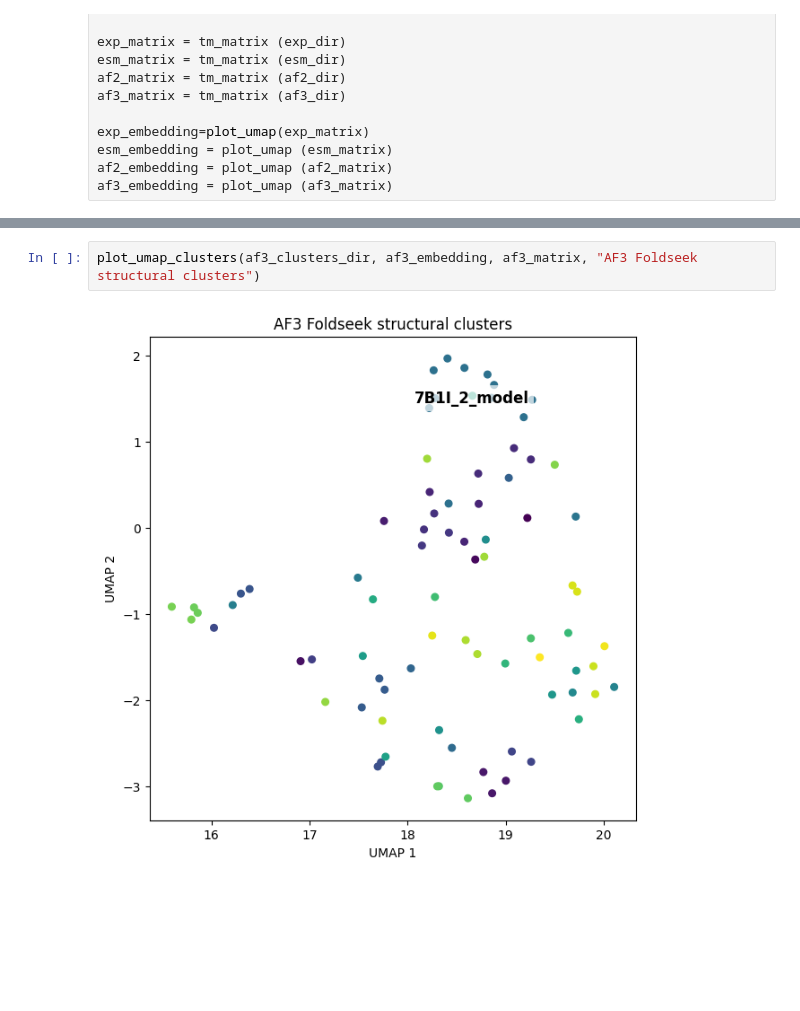
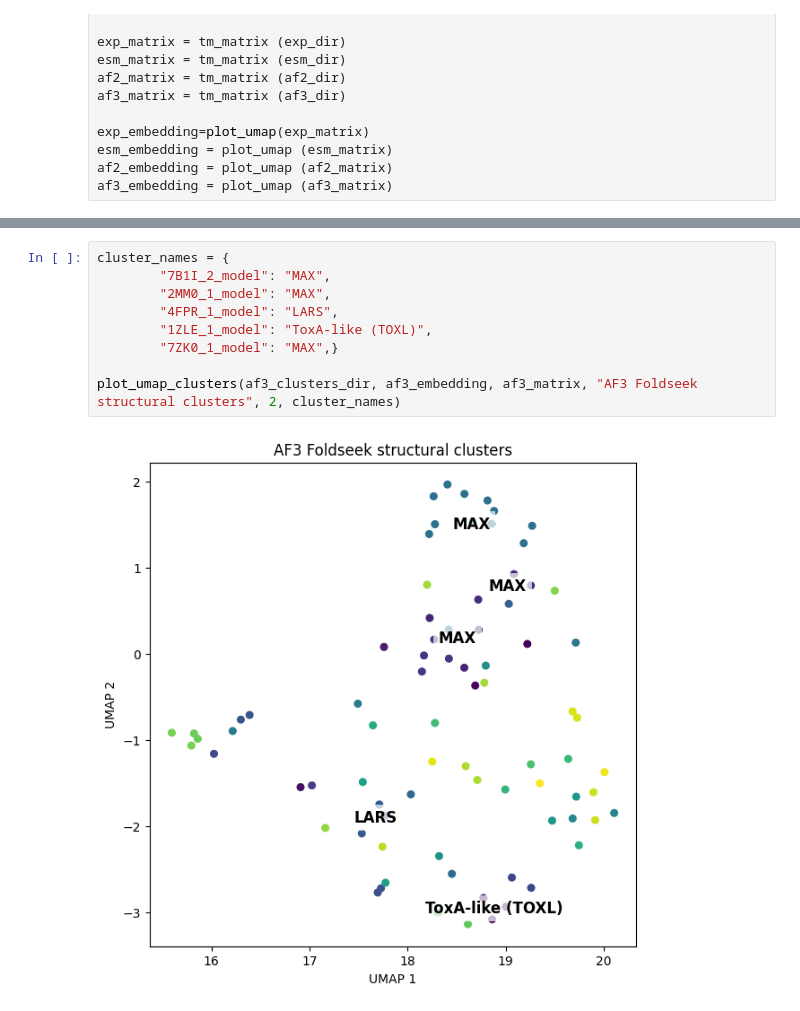
Before and after one commit to Rachel-Oei/Effector-Structure-Prediction, a Jupyter notebook: 06_clustering/umap.ipynb, the cells around one changed output, grey strips where cells are left out. Cells and saved outputs as stored; diff of their text form; blank space fills up the shorter version.

```diff
--- a/06_clustering/umap.ipynb
+++ b/06_clustering/umap.ipynb
@@ -36,4 +62,11 @@ plot_umap_clusters(af2_clusters_dir, af2_embedding, af2_matrix, "AF2 Foldseek st
 # %%
-plot_umap_clusters(af3_clusters_dir, af3_embedding, af3_matrix, "AF3 Foldseek structural clusters")
+cluster_names = {
+        "7B1I_2_model": "MAX",
+        "2MM0_1_model": "MAX",
+        "4FPR_1_model": "LARS",
+        "1ZLE_1_model": "ToxA-like (TOXL)",
+        "7ZK0_1_model": "MAX",}
+
+plot_umap_clusters(af3_clusters_dir, af3_embedding, af3_matrix, "AF3 Foldseek structural clusters", 2, cluster_names)
 # %% [output]
-[figure, old version]
+[figure, new version]
```
Also changed, not shown: parts of 9 cells of this notebook, 2 other files.
